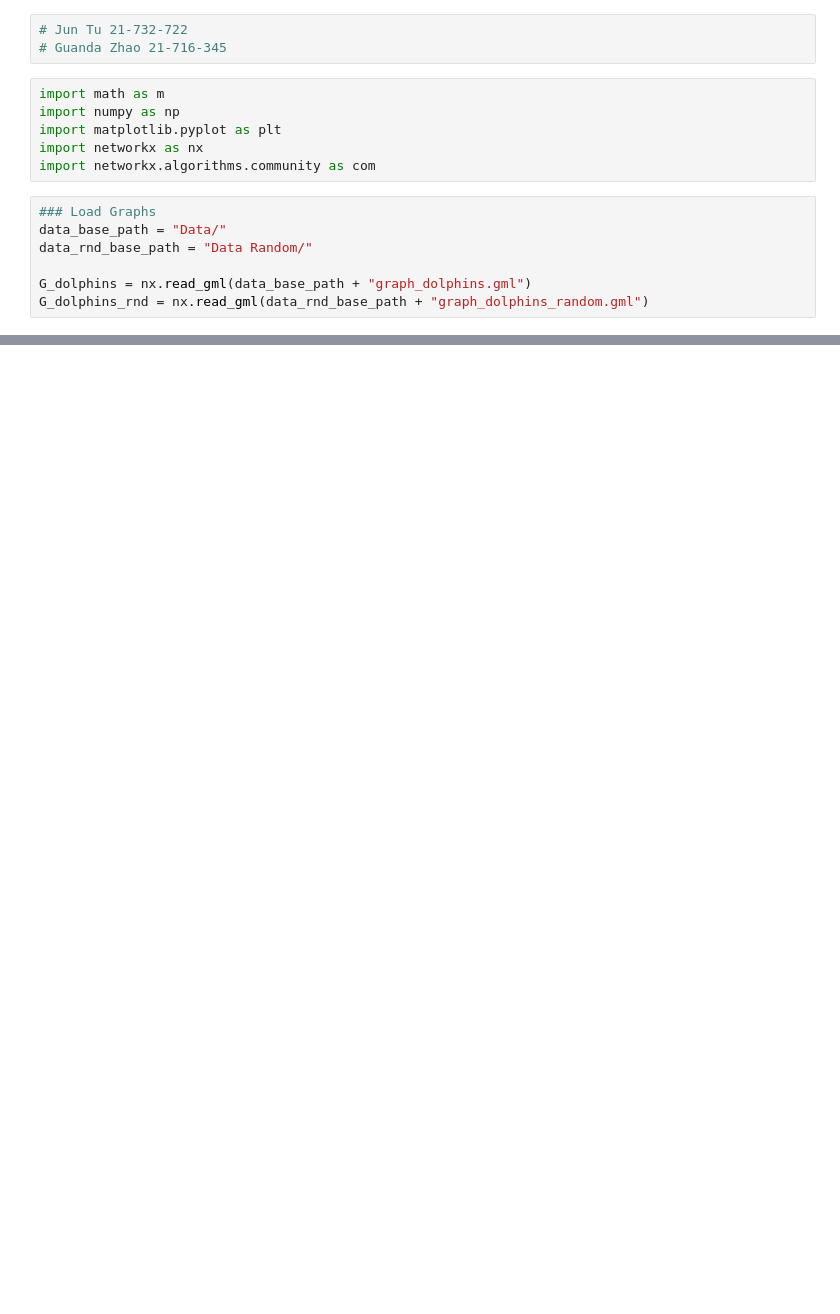
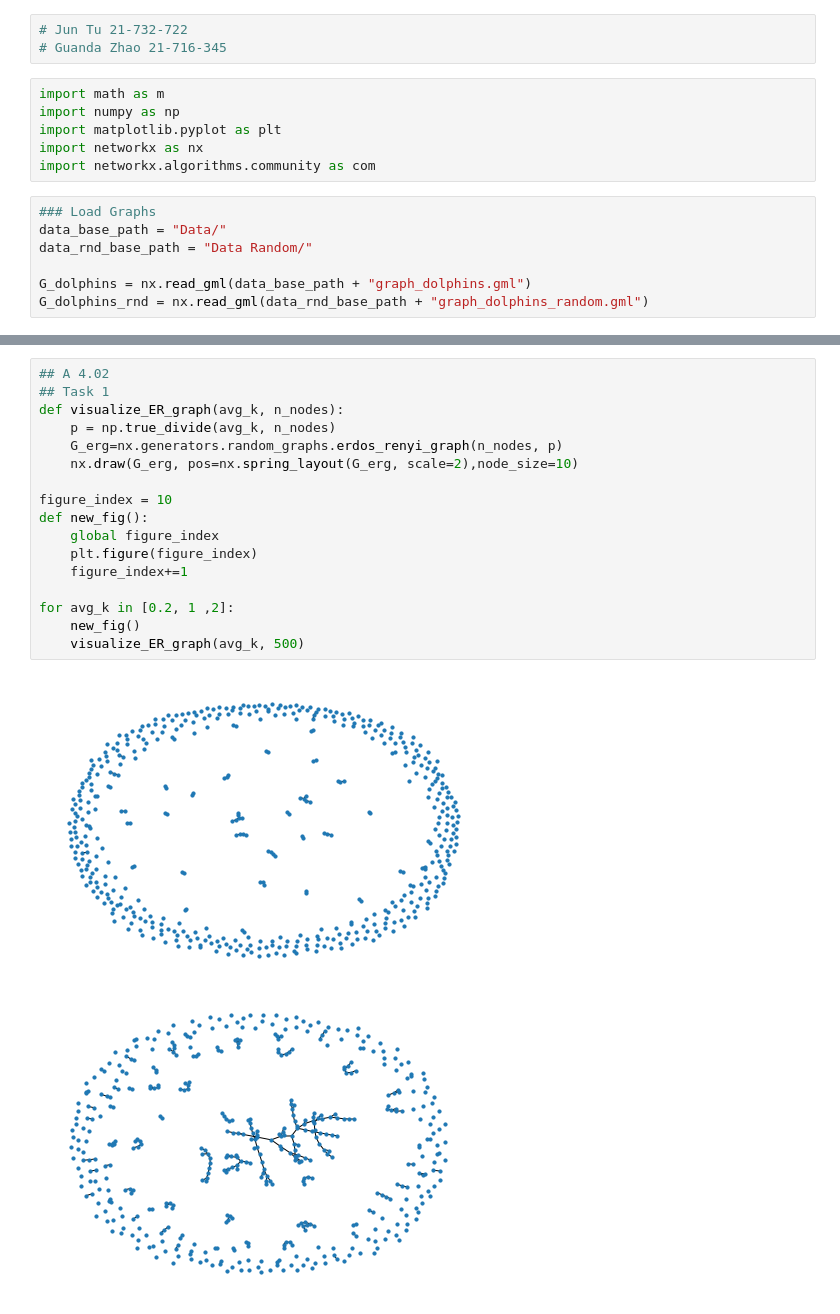
Before and after one commit to JunTu-XD/NetSci, a Jupyter notebook: assignment_4/assignment_4_Jun Tu_Guanda Zhao.ipynb, the cells around one changed output, grey strips where cells are left out. Drawn from its saved outputs; the diff is of its cells as text; blank space fills up the shorter version.

```diff
--- a/assignment_4/assignment_4_Jun Tu_Guanda Zhao.ipynb
+++ b/assignment_4/assignment_4_Jun Tu_Guanda Zhao.ipynb
@@ -77,0 +73,20 @@ Number of communities by using label propagation algorithm after randomisation:
+# %%
+## A 4.02
+## Task 1
+def visualize_ER_graph(avg_k, n_nodes):
+    p = np.true_divide(avg_k, n_nodes)
+    G_erg=nx.generators.random_graphs.erdos_renyi_graph(n_nodes, p)
+    nx.draw(G_erg, pos=nx.spring_layout(G_erg, scale=2),node_size=10)
+
+figure_index = 10
+def new_fig():
+    global figure_index
+    plt.figure(figure_index)
+    figure_index+=1
+
+for avg_k in [0.2, 1 ,2]:
+    new_fig()
+    visualize_ER_graph(avg_k, 500)
+# %% [output]
+[figure, added]
+[figure, added]
```
Also changed, not shown: parts of 10 cells of this notebook.
